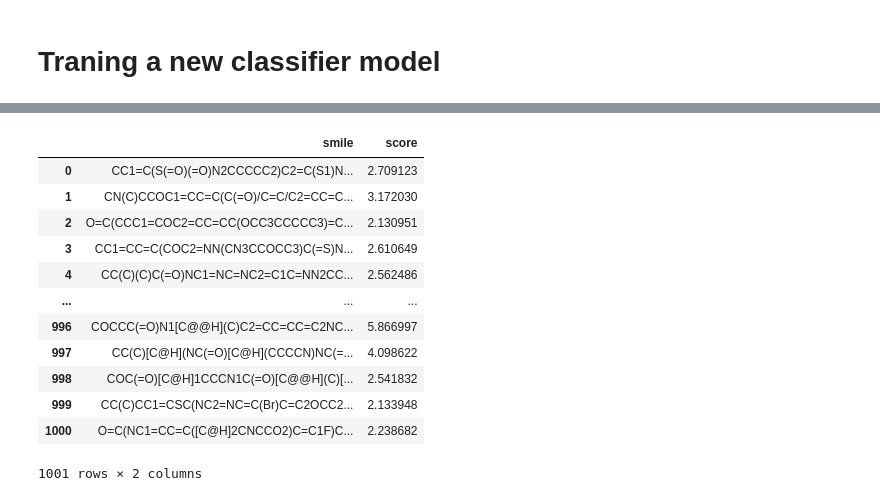
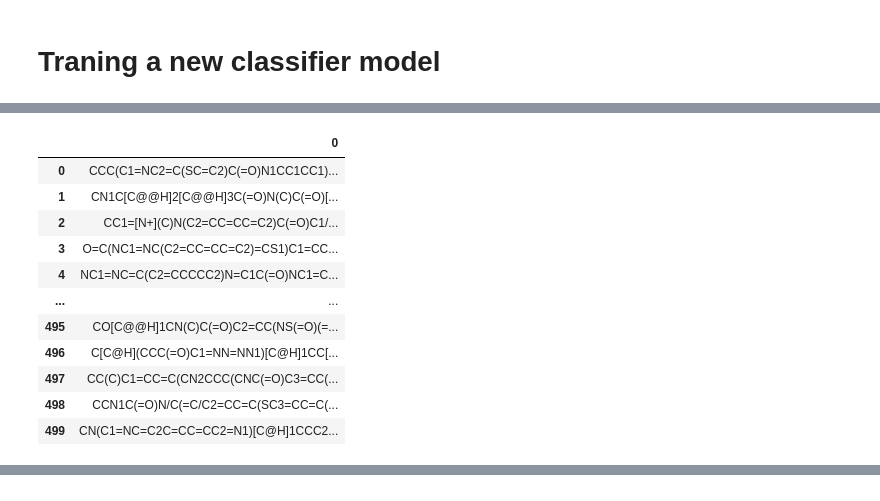
Before and after one commit to ankitskvmdam/reinvent-transfer-learning, a Jupyter notebook: notebooks/TransferLearning.ipynb, the cells around one changed output, grey strips where cells are left out. Drawn from its saved outputs; the diff is of its cells as text; code cells hidden in the pictures.

```diff
--- a/notebooks/TransferLearning.ipynb
+++ b/notebooks/TransferLearning.ipynb
@@ -167,27 +167,0 @@ with open(new_model_config_path, "w") as writer:
-# %%
-%%time
-# Attempting to filter out non-similar molecule without using ML
-# In this apprach we will try to calculate RMSD of all the molecules generated
-# by our new model. If RMSD is heigher than 2 then we will ignore the molecules.
-
-entries = []
-
-with open(output_smiles) as reader:
-    rows = csv.reader(reader)
-    next(rows, None) # Skipping header
-    for row in rows:
-        entries.append(row)
-
-scores = []
-
-for entry in entries:
-    score = compute_3d_similarity(input_smiles, entry[0])
-    if score[0] is False or score[1] > 2:
-        continue
-    scores.append({"smile": entry[0], "score": score[1]})
-
-without_ml = os.path.join(temp, 'without_ml.csv')
-df = pd.DataFrame(data=scores)
-
-df.to_csv(without_ml, index=False)
-df
@@ -260,22 +176,10 @@ reference_smiles_path = os.path.join(notebook, '.temp', 'reference_library.csv')
 
 with open(reference_smiles_path) as reader:
     rows = csv.reader(reader)
-    for row in rows:
-        negative_entries.append(row)
-
-filtered = []
-
-
-for idx, entry in enumerate(negative_entries):
-    if len(filtered) > 1000:
-        break
-    score = compute_3d_similarity(input_smiles, entry[0])
-    if score[0] is False or score[1] < 2:
-        continue
-    filtered.append({"smile": entry[0], "score": score[1]})
+    negative_entries = random.sample(list(rows), 500)
 
 negative_output = os.path.join(temp, 'negative.csv')
-df = pd.DataFrame(data=filtered)
+df = pd.DataFrame(data=negative_entries)
 df.to_csv(negative_output, index=False)
 df
 # %% [output]
@@ -292,0 +188,12 @@ df
+|  | 0 |
+| 0 | CCC(C1=NC2=C(SC=C2)C(=O)N1CC1CC1)... |
+| 1 | CN1C[C@@H]2[C@@H]3C(=O)N(C)C(=O)[... |
+| 2 | CC1=[N+](C)N(C2=CC=CC=C2)C(=O)C1/... |
+| 3 | O=C(NC1=NC(C2=CC=CC=C2)=CS1)C1=CC... |
+| 4 | NC1=NC=C(C2=CCCCC2)N=C1C(=O)NC1=C... |
+| ... | ... |
+| 495 | CO[C@@H]1CN(C)C(=O)C2=CC(NS(=O)(=... |
+| 496 | C[C@H](CCC(=O)C1=NN=NN1)[C@H]1CC[... |
+| 497 | CC(C)C1=CC=C(CN2CCC(CNC(=O)C3=CC(... |
+| 498 | CCN1C(=O)N/C(=C/C2=CC=C(SC3=CC=C(... |
+| 499 | CN(C1=NC=C2C=CC=CC2=N1)[C@H]1CCC2... |
@@ -295,16 +201,3 @@ Wall time: 3min 3s
-|  | smile | score |
-| 0 | CC1=C(S(=O)(=O)N2CCCCC2)C2=C(S1)N... | 2.709123 |
-| 1 | CN(C)CCOC1=CC=C(C(=O)/C=C/C2=CC=C... | 3.172030 |
-| 2 | O=C(CCC1=COC2=CC=CC(OCC3CCCCC3)=C... | 2.130951 |
-| 3 | CC1=CC=C(COC2=NN(CN3CCOCC3)C(=S)N... | 2.610649 |
-| 4 | CC(C)(C)C(=O)NC1=NC=NC2=C1C=NN2CC... | 2.562486 |
-| ... | ... | ... |
-| 996 | COCCC(=O)N1[C@@H](C)C2=CC=CC=C2NC... | 5.866997 |
-| 997 | CC(C)[C@H](NC(=O)[C@H](CCCCN)NC(=... | 4.098622 |
-| 998 | COC(=O)[C@H]1CCCN1C(=O)[C@@H](C)[... | 2.541832 |
-| 999 | CC(C)CC1=CSC(NC2=NC=C(Br)C=C2OCC2... | 2.133948 |
-| 1000 | O=C(NC1=CC=C([C@H]2CNCCO2)C=C1F)C... | 2.238682 |
-1001 rows × 2 columns
 # %%
 # Prepare data for classifier model
 negatives = []
```
Also changed, not shown: parts of 12 cells of this notebook.
